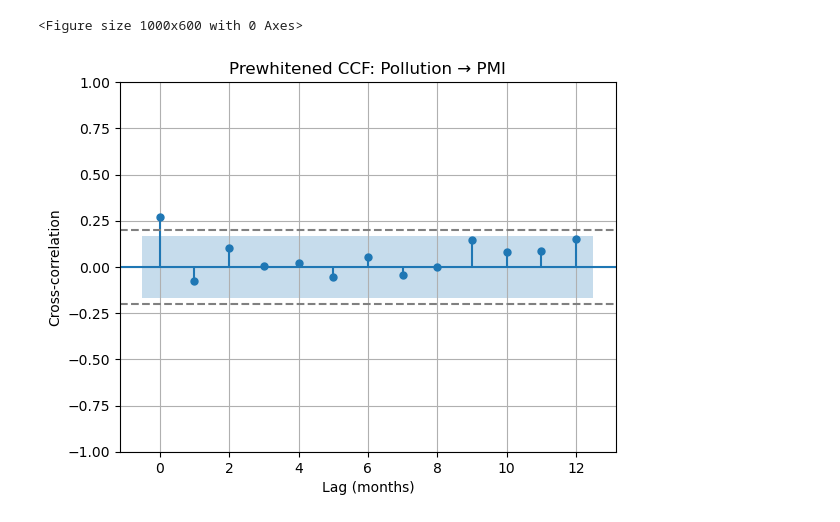
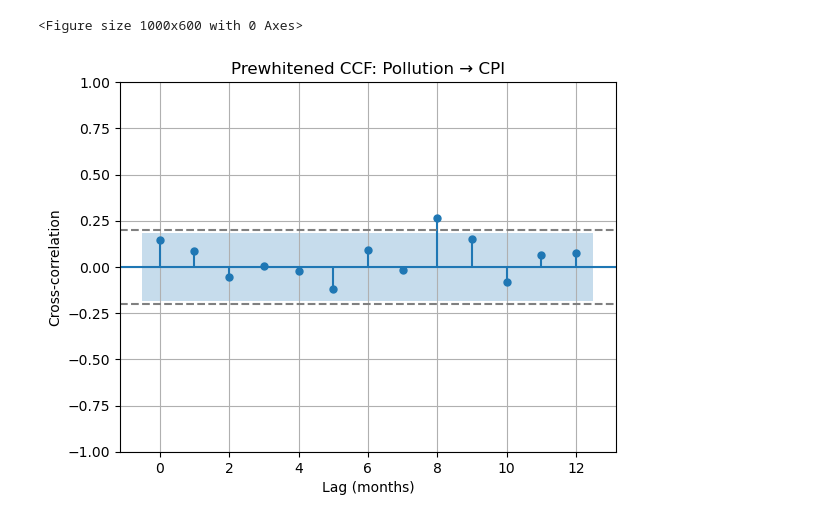
Before and after one commit to JosephMacula/umn_bootcamp_capstone_project, a Jupyter notebook: time-series-models/ccf.ipynb, the cells around one changed output. Drawn from its saved outputs; the diff is of its cells as text; code cells hidden in the pictures.

```diff
--- a/time-series-models/ccf.ipynb
+++ b/time-series-models/ccf.ipynb
@@ -7,8 +54,10 @@ from statsmodels.graphics.tsaplots import plot_ccf
+# %%
+pollutant='NO2'
+# %%
+# Set PMI index to month-end
+pmi_df['date'] = pmi_df['date'] + pd.offsets.MonthEnd(0)
+pmi_df.set_index('date', inplace=True)
 # %%
-# Load Data from Separate Files
-pmi_df = pd.read_csv("data/china-pmi.csv", parse_dates=['date'], index_col='date')
-pmi_df.columns = ['pmi']
-
 def read_and_clean(filepath):
     df = pd.read_csv(filepath)
     data = df.copy()
@@ -23,4 +72,6 @@ def read_and_clean(filepath):
 
     return data
 
-pollution_df = read_and_clean('data/shanghai.csv')
+shh_df = read_and_clean('data/shanghai.csv')
+cpi = pd.read_csv('data/shanghai-consumer-price-index.csv')
+cpi.columns = ['date','cpi']
@@ -37,3 +77,0 @@ pmi_df.head()
-# %%
-pollution_df['date'] = pd.to_datetime(pollution_df['date'])
-pollution_df.set_index('date', inplace=True)
@@ -93,44 +213,44 @@ from statsmodels.graphics.tsaplots import plot_acf, plot_ccf
 # Ensure monthly_data has pollution and PMI
 def prewhitening(pollutant):
     pollution = monthly_data[pollutant].dropna()
-    pmi = monthly_data['pmi'].dropna()
+    pmi = monthly_data['cpi'].dropna()
 
     # Align the series
     data = pd.concat([pollution, pmi], axis=1).dropna()
 
     # Fit ARIMA model to pollution
     model = ARIMA(data[pollutant], order=(1, 0, 0))  # AR(1) for simplicity; refine this via AIC later
     model_fit = model.fit()
 
     # Extract residuals (white noise version of pollution)
     pollution_resid = model_fit.resid
 
     # Get the AR coefficient (phi_1)
     phi = model_fit.arparams[0]
 
     # Apply the same filter to PMI: x_t - phi * x_{t-1}
-    pmi_filtered = data['pmi'].copy()
+    pmi_filtered = data['cpi'].copy()
     pmi_filtered.iloc[1:] = pmi_filtered.iloc[1:] - phi * pmi_filtered.shift(1).iloc[1:]
 
     # Align residuals and filtered series
     aligned = pd.concat([pollution_resid, pmi_filtered], axis=1).dropna()
     aligned.columns = ['pollution_resid', 'pmi_filtered']
 
     plt.figure(figsize=(10, 6))
     plot_ccf(aligned['pollution_resid'], aligned['pmi_filtered'], lags=12)
-    plt.title("Prewhitened CCF: Pollution → PMI")
+    plt.title("Prewhitened CCF: Pollution → CPI")
     plt.xlabel("Lag (months)")
     plt.ylabel("Cross-correlation")
     plt.grid(True)
     plt.axhline(y=0.2, linestyle='--', color='gray')
     plt.axhline(y=-0.2, linestyle='--', color='gray')
     plt.show()
 
 
-prewhitening('NO2')
+prewhitening(pollutant)
 # %% [output]
 <Figure size 1000x600 with 0 Axes>
-[figure, old version]
+[figure, new version]
 # %%
 # GRANGER-CAUSALITY
 # %%
```
Also changed, not shown: parts of 11 cells of this notebook, 5 other files.
